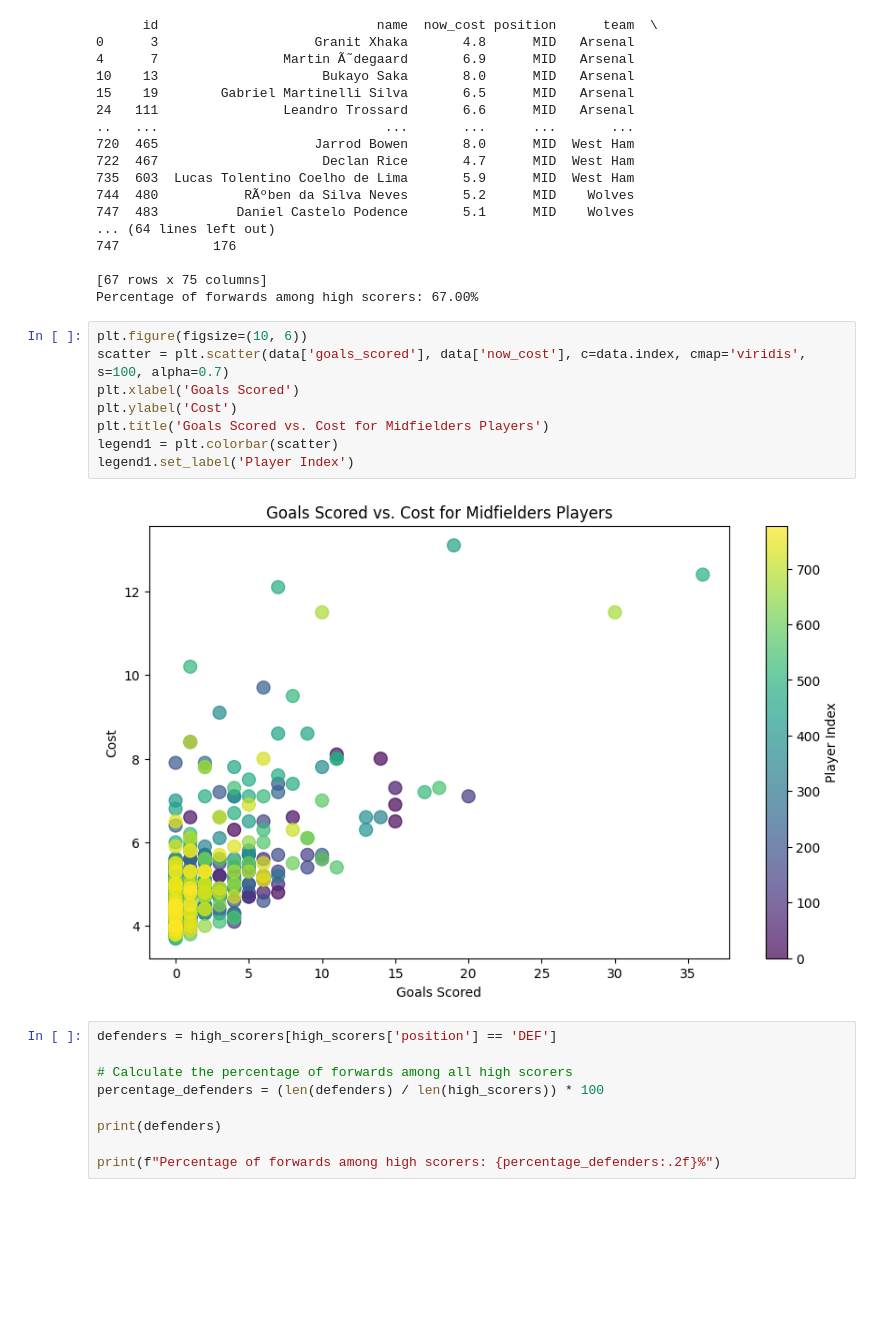
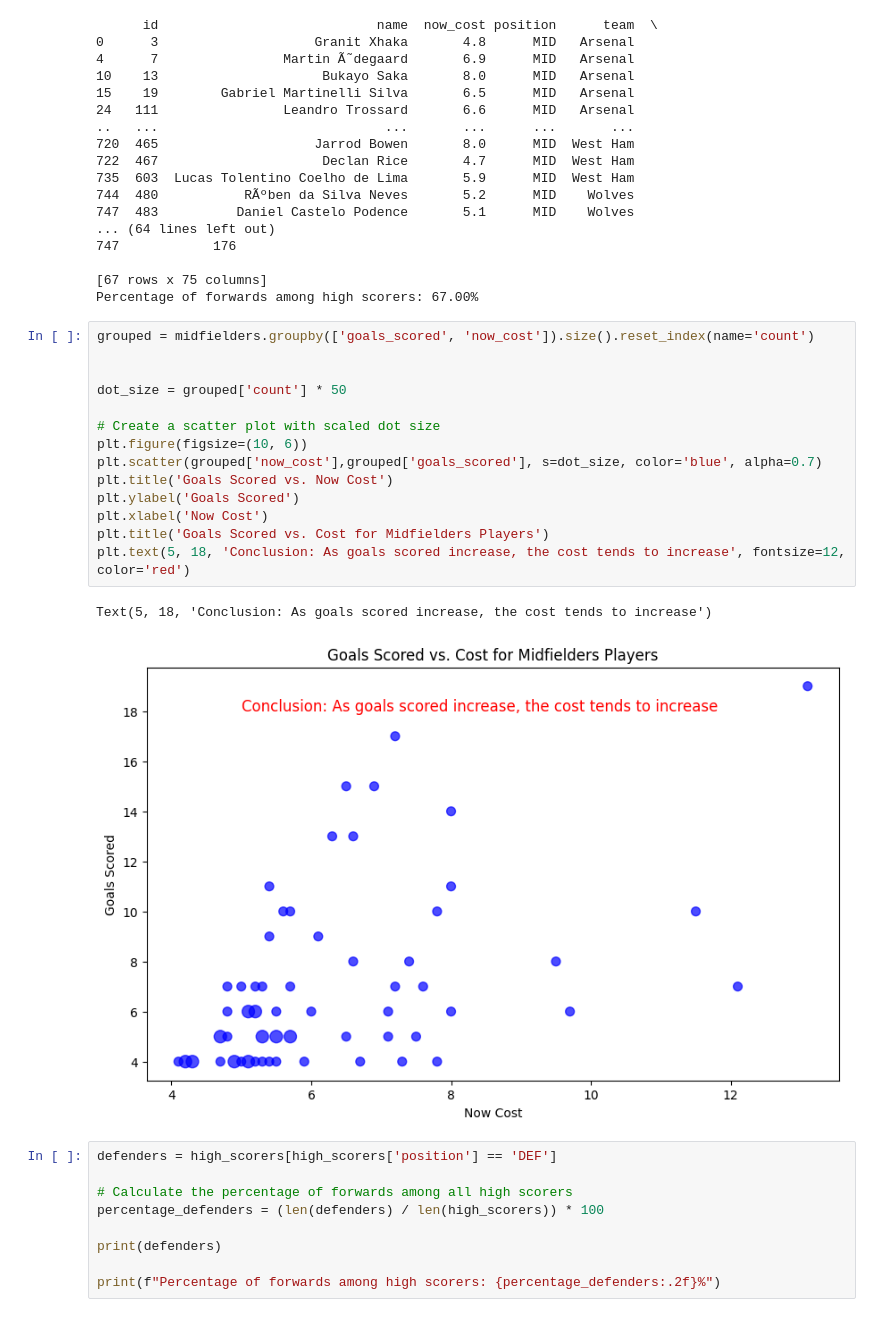
Before and after one commit to borhenDH/Fantasy-premier-league-Data-Analysis-and-Visualisation, a Jupyter notebook: analysis.ipynb, the cells around one changed output. Saved outputs shown, nothing was run; the diff lists cells and outputs as text; blank space fills up the shorter version.

```diff
--- a/analysis.ipynb
+++ b/analysis.ipynb
@@ -139,16 +140,23 @@ print(f"Percentage of forwards among high scorers: {percentage_midfielders:.2f}%
 
 [67 rows x 75 columns]
 Percentage of forwards among high scorers: 67.00%
-# %%
-plt.figure(figsize=(10, 6))
-scatter = plt.scatter(data['goals_scored'], data['now_cost'], c=data.index, cmap='viridis', s=100, alpha=0.7)
-plt.xlabel('Goals Scored')
-plt.ylabel('Cost')
-plt.title('Goals Scored vs. Cost for Midfielders Players')
-legend1 = plt.colorbar(scatter)
-legend1.set_label('Player Index')
-# %% [output]
-[figure, removed]
+# %%
+grouped = midfielders.groupby(['goals_scored', 'now_cost']).size().reset_index(name='count')
+
+
+dot_size = grouped['count'] * 50
+
+# Create a scatter plot with scaled dot size
+plt.figure(figsize=(10, 6))
+plt.scatter(grouped['now_cost'],grouped['goals_scored'], s=dot_size, color='blue', alpha=0.7)
+plt.title('Goals Scored vs. Now Cost')
+plt.ylabel('Goals Scored')
+plt.xlabel('Now Cost')
+plt.title('Goals Scored vs. Cost for Midfielders Players')
+plt.text(5, 18, 'Conclusion: As goals scored increase, the cost tends to increase', fontsize=12, color='red')
+# %% [output]
+Text(5, 18, 'Conclusion: As goals scored increase, the cost tends to increase')
+[figure, added]
 # %%
 defenders = high_scorers[high_scorers['position'] == 'DEF']
 
```
Also changed, not shown: parts of 1 cell of this notebook.
